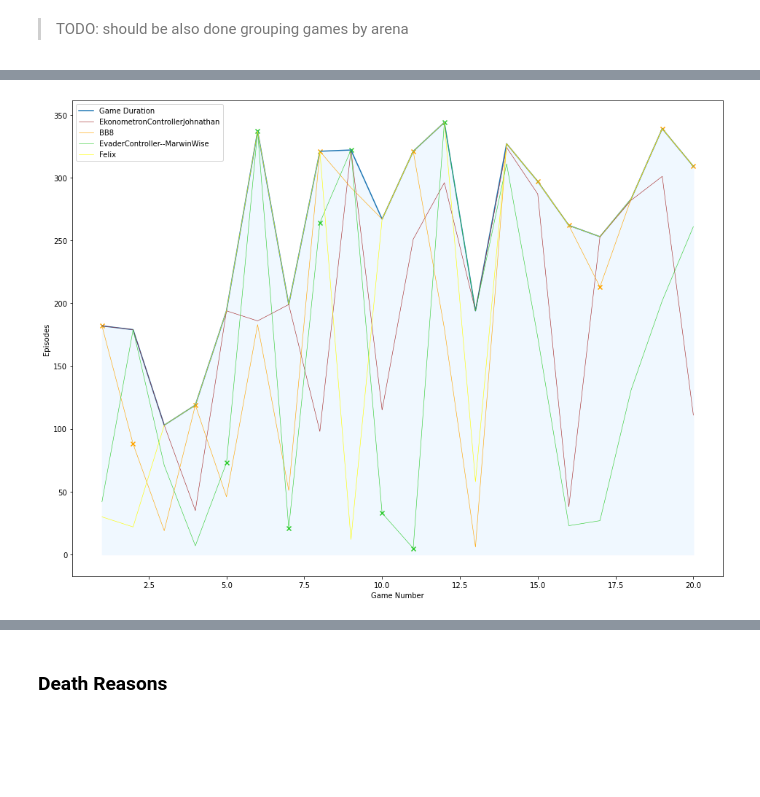
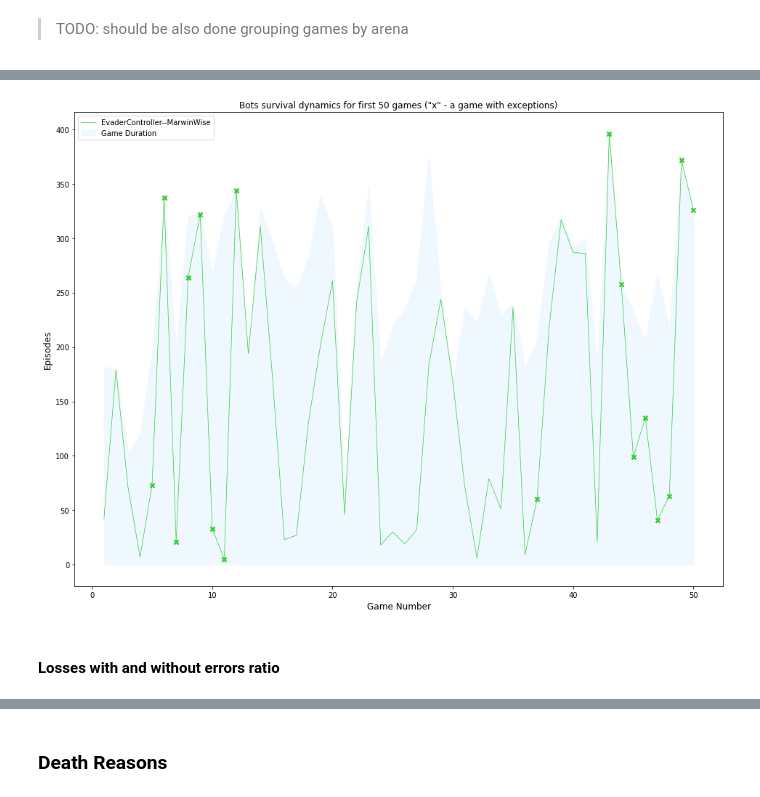
Before and after one commit to filip-komarzyniec/GUPB, a Jupyter notebook: log-parse/log_analyzer.ipynb, the cells around one changed output, grey strips where cells are left out. Cells and saved outputs as stored; diff of their text form; code cells hidden in the pictures; blank space fills up the shorter version.

Commit message:
add more analysis sections (death reasons, losses with/without exceptions ratio)

```diff
--- a/log-parse/log_analyzer.ipynb
+++ b/log-parse/log_analyzer.ipynb
@@ -105,16 +128,8 @@ def parse_games_json_logs(logs_path):
 # %%
-def plot_bot_survival_dynamics(games, bot_name, figure):
-    survivals = []
-    failures = []
-    for game in games:
-        bot_died = game['bots'][bot_name]['episode_died']
-        bot_died = bot_died if bot_died > 0 else game['episodes_number']
-        game_number = game['game_number']
-        survivals.append([game_number, bot_died])
-        if game['bots'][bot_name]['failed_steps']:
-            failures.append([game_number, bot_died])
-    survivals = np.array(survivals)
-    plt.plot(survivals[:,0], survivals[:,1], figure=figure, label=bot_name, linewidth=0.6, color=COLORS[bot_name])
-    if failures:
-        failures = np.array(failures)
-        plt.scatter(failures[:,0], failures[:,1], marker='x', figure=figure, color=COLORS[bot_name])
+def plot_bot_survival_dynamics(games, bot_name, figure, with_errors=True):
+    survivals_info, failures_info = get_bot_survival_info(games, bot_name)
+    survivals = survivals_info['data']
+    plt.plot(survivals[:,0], survivals[:,1], figure=figure, label=bot_name, linewidth=0.7, color=COLORS[bot_name])
+    if with_errors and failures_info:
+        failures = np.array(failures_info)
+        plt.scatter(failures[:,0], failures[:,1], marker='x', figure=figure, color=COLORS[bot_name], linewidth=2.5)
@@ -190,6 +221,12 @@ games_df.head()
 # %%
 bins_number = 20
 bin_size = len(games) // bins_number
+# %%
+fonts_dict = {
+    'fontsize': 12
+}
+# %%
+bot_name = 'EvaderController--MarwinWise'
 # %% [markdown]
 ### Survival dynamics
 # %%
@@ -205,7 +242,8 @@ COLORS = {
     'WIETnamczykAdam': 'black'
 }
 # %%
-bin_1 = games[:bins_number]
+bin_1 = games[:bin_size]
 games_length = np.array([[game['game_number'], game['episodes_number']] for game in bin_1])
+total_games_length = np.array([[game['game_number'], game['episodes_number']] for game in games])
 # %% [markdown]
 > TODO: should be also done grouping games by arena
@@ -212,11 +263,14 @@ games_length = np.array([[game['game_number'], game['episodes_number']] for game
 # %%
 fig = plt.figure(figsize=(16, 12))
-plt.plot(games_length[:,0], games_length[:,1], figure=fig, label='Game Duration')
-plt.fill_between(games_length[:,0], games_length[:,1], color='aliceblue')
-for bot in bin_1[0]['bots']:
-    plot_bot_survival_dynamics(bin_1, bot, fig)
+# plt.plot(games_length[:,0], games_length[:,1], figure=fig, label='Game Duration')
+plt.fill_between(games_length[:,0], games_length[:,1], color='aliceblue', label='Game Duration')
+plot_bot_survival_dynamics(bin_1, bot_name, fig)
 plt.legend()
-plt.xlabel('Game Number')
-_ = plt.ylabel('Episodes')
+plt.xlabel('Game Number', fontdict=fonts_dict)
+plt.ylabel('Episodes', fontdict=fonts_dict)
+plt.title('Bots survival dynamics for first 50 games ("x" - a game with exceptions)')
+pass
 # %% [output]
-[figure, old version]
+[figure, new version]
+# %% [markdown]
+#### Losses with and without errors ratio
```
Also changed, not shown: parts of 10 cells of this notebook.
